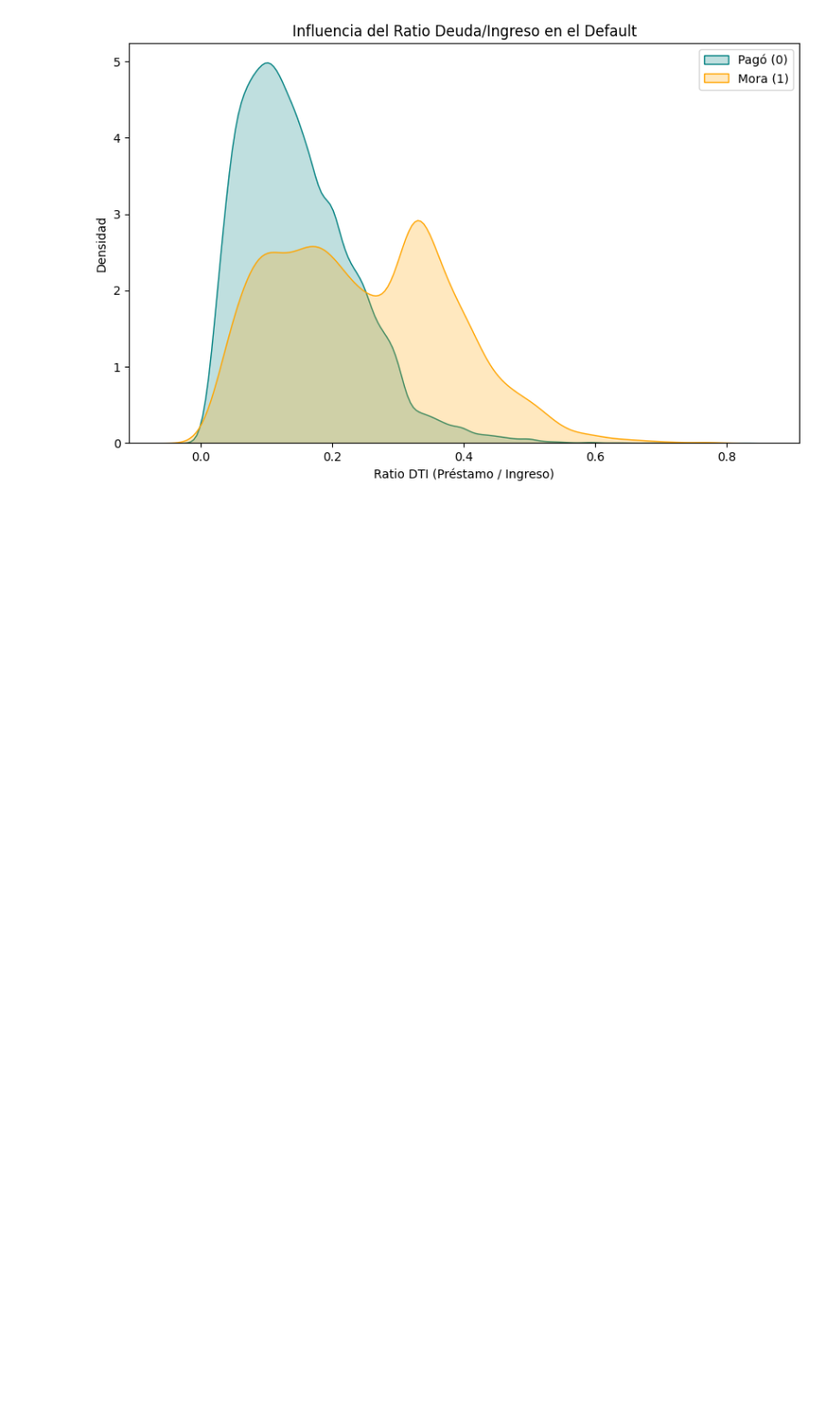
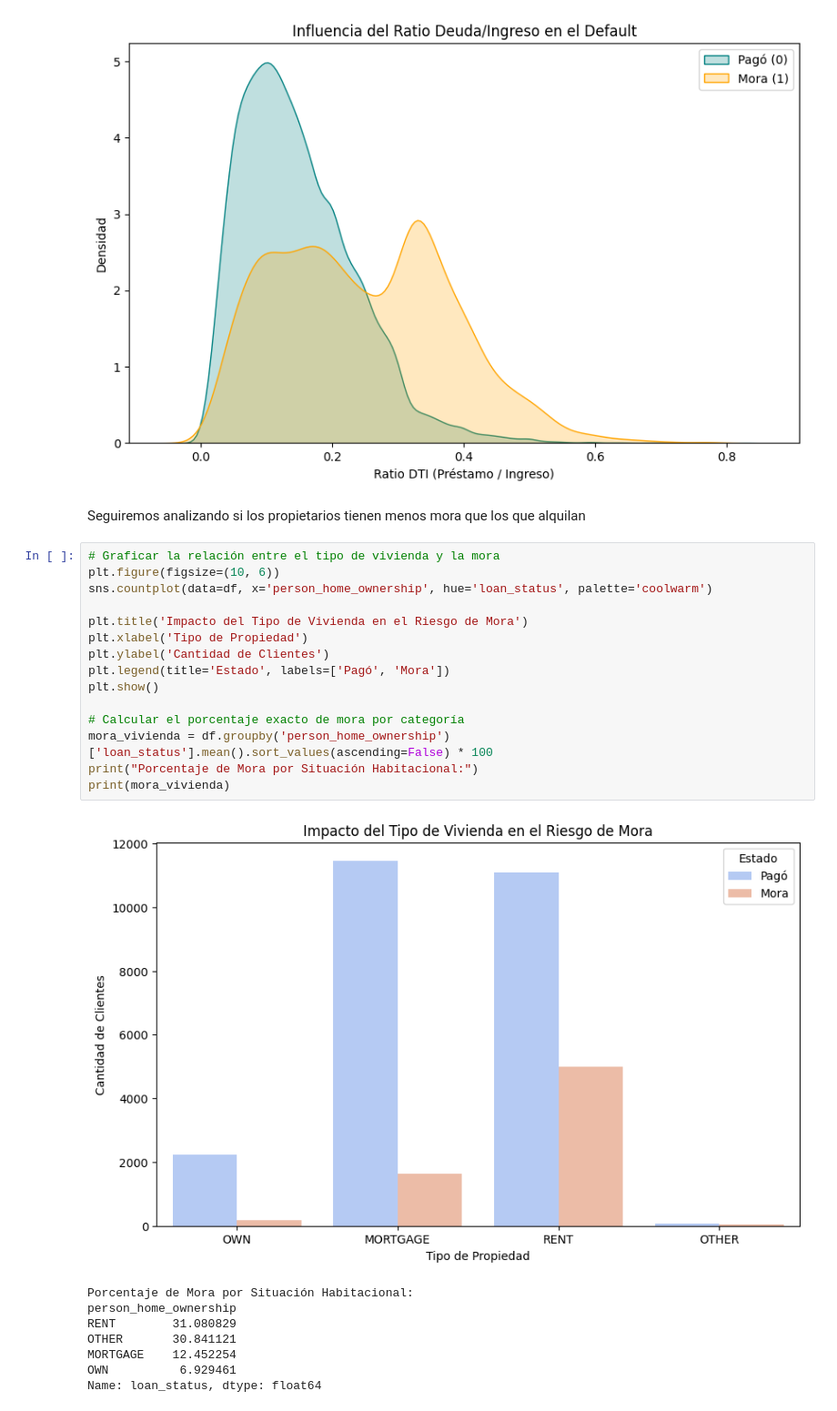
Before and after one commit to G-Gyra/loan-default-prediction, a Jupyter notebook: notebooks/01_exploratory_analysis.ipynb, the cells around one changed output. Shown at 91% size. Drawn from its saved outputs; the diff is of its cells as text; blank space fills up the shorter version.

```diff
--- a/notebooks/01_exploratory_analysis.ipynb
+++ b/notebooks/01_exploratory_analysis.ipynb
@@ -157,3 +157,29 @@ plt.legend()
 plt.show()
 # %% [output]
 [figure]
+# %% [markdown]
+Seguiremos analizando si los propietarios tienen menos mora que los que alquilan
+# %%
+# Graficar la relación entre el tipo de vivienda y la mora
+plt.figure(figsize=(10, 6))
+sns.countplot(data=df, x='person_home_ownership', hue='loan_status', palette='coolwarm')
+
+plt.title('Impacto del Tipo de Vivienda en el Riesgo de Mora')
+plt.xlabel('Tipo de Propiedad')
+plt.ylabel('Cantidad de Clientes')
+plt.legend(title='Estado', labels=['Pagó', 'Mora'])
+plt.show()
+
+# Calcular el porcentaje exacto de mora por categoría
+mora_vivienda = df.groupby('person_home_ownership')['loan_status'].mean().sort_values(ascending=False) * 100
+print("Porcentaje de Mora por Situación Habitacional:")
+print(mora_vivienda)
+# %% [output]
+[figure, added]
+Porcentaje de Mora por Situación Habitacional:
+person_home_ownership
+RENT        31.080829
+OTHER       30.841121
+MORTGAGE    12.452254
+OWN          6.929461
+Name: loan_status, dtype: float64
```
Also changed, not shown: parts of 1 cell of this notebook.
